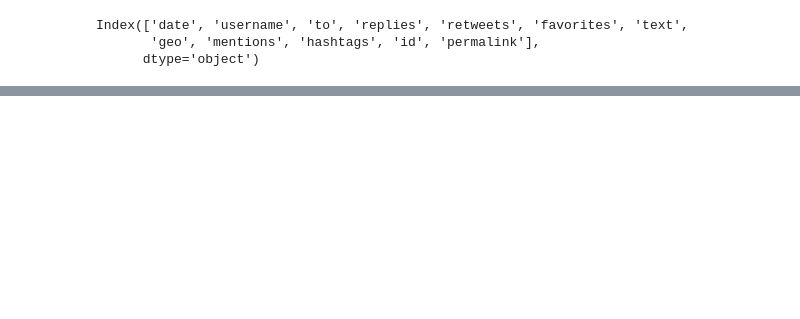
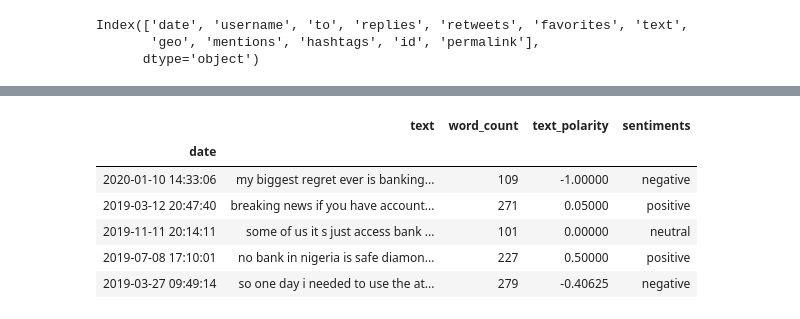
Before and after one commit to geewynn/Data-Analytics, a Jupyter notebook: twitter_script.ipynb, the cells around one changed output, grey strips where cells are left out. Cells and saved outputs as stored; diff of their text form; code cells hidden in the pictures; blank space fills up the shorter version.

```diff
--- a/twitter_script.ipynb
+++ b/twitter_script.ipynb
@@ -167,0 +201,4 @@ Name: username, Length: 6062, dtype: object
+# %%
+final_data['text_polarity'] = final_data['text'].apply(lambda tweet: TextBlob(tweet).sentiment.polarity)
+
+final_data.head()
@@ -167,0 +216,14 @@ Name: username, Length: 6062, dtype: object
+# %%
+bins = [-2.00, -0.1, 0, 1.00 ]
+labels = ['negative', 'neutral', 'positive']
+final_data['sentiments'] = pd.cut(final_data['text_polarity'], bins=bins, labels=labels)
+# %%
+final_data = final_data.set_index('date')
+# %%
+access = final_data[final_data['text'].str.contains('access bank')]
+gtb = final_data[final_data['text'].str.contains('gtbank')]
+zenith = final_data[final_data['text'].str.contains('zenith bank')]
+uba = final_data[final_data['text'].str.contains('uba bank')]
+firstbank = final_data[final_data['text'].str.contains('first bank')]
+fcmb = final_data[final_data['text'].str.contains('fcmb')]
+union = final_data[final_data['text'].str.contains('union bank')]
@@ -167,0 +246,10 @@ Name: username, Length: 6062, dtype: object
+# %%
+access.head()
+# %% [output]
+|  | text | word_count | text_polarity | sentiments |
+| date |  |  |  |  |
+| 2020-01-10 14:33:06 | my biggest regret ever is banking... | 109 | -1.00000 | negative |
+| 2019-03-12 20:47:40 | breaking news if you have account... | 271 | 0.05000 | positive |
+| 2019-11-11 20:14:11 | some of us it s just access bank ... | 101 | 0.00000 | neutral |
+| 2019-07-08 17:10:01 | no bank in nigeria is safe diamon... | 227 | 0.50000 | positive |
+| 2019-03-27 09:49:14 | so one day i needed to use the at... | 279 | -0.40625 | negative |
```
Also changed, not shown: parts of 45 cells of this notebook.
